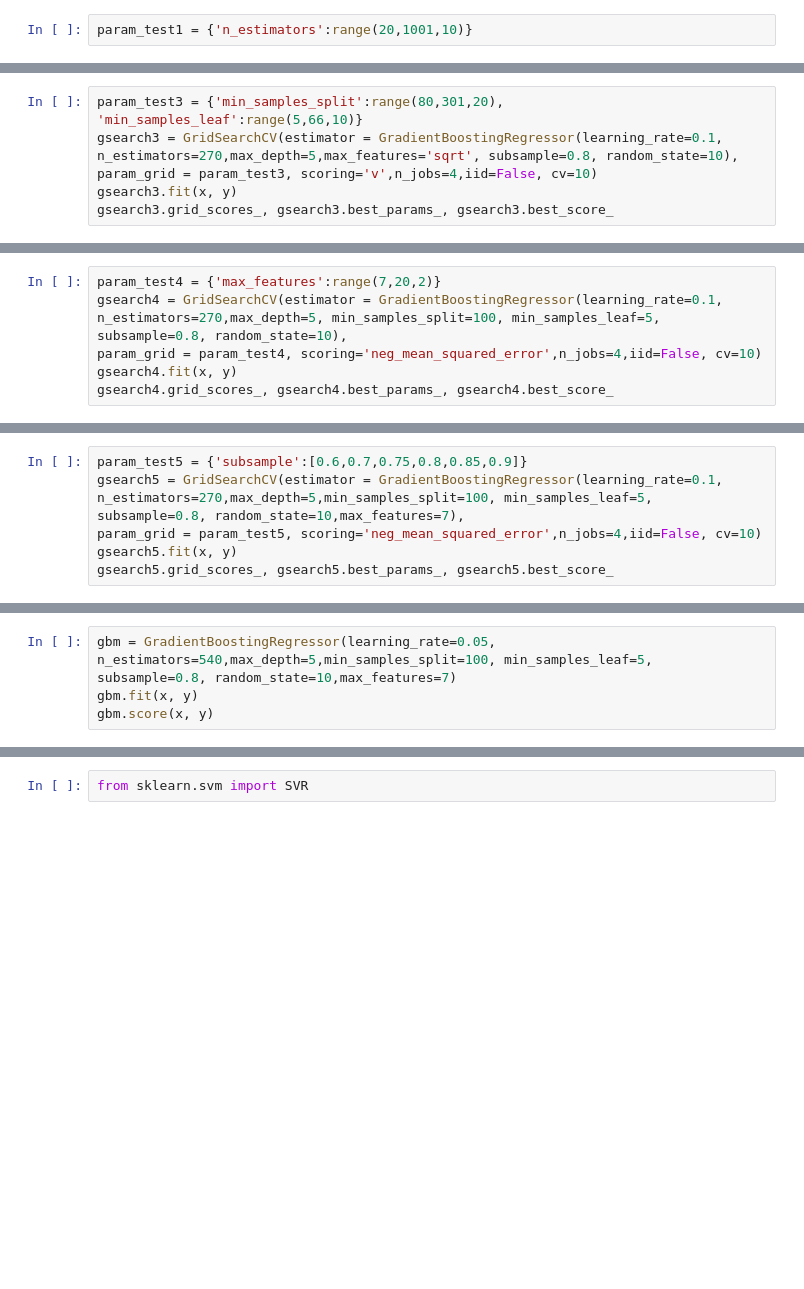
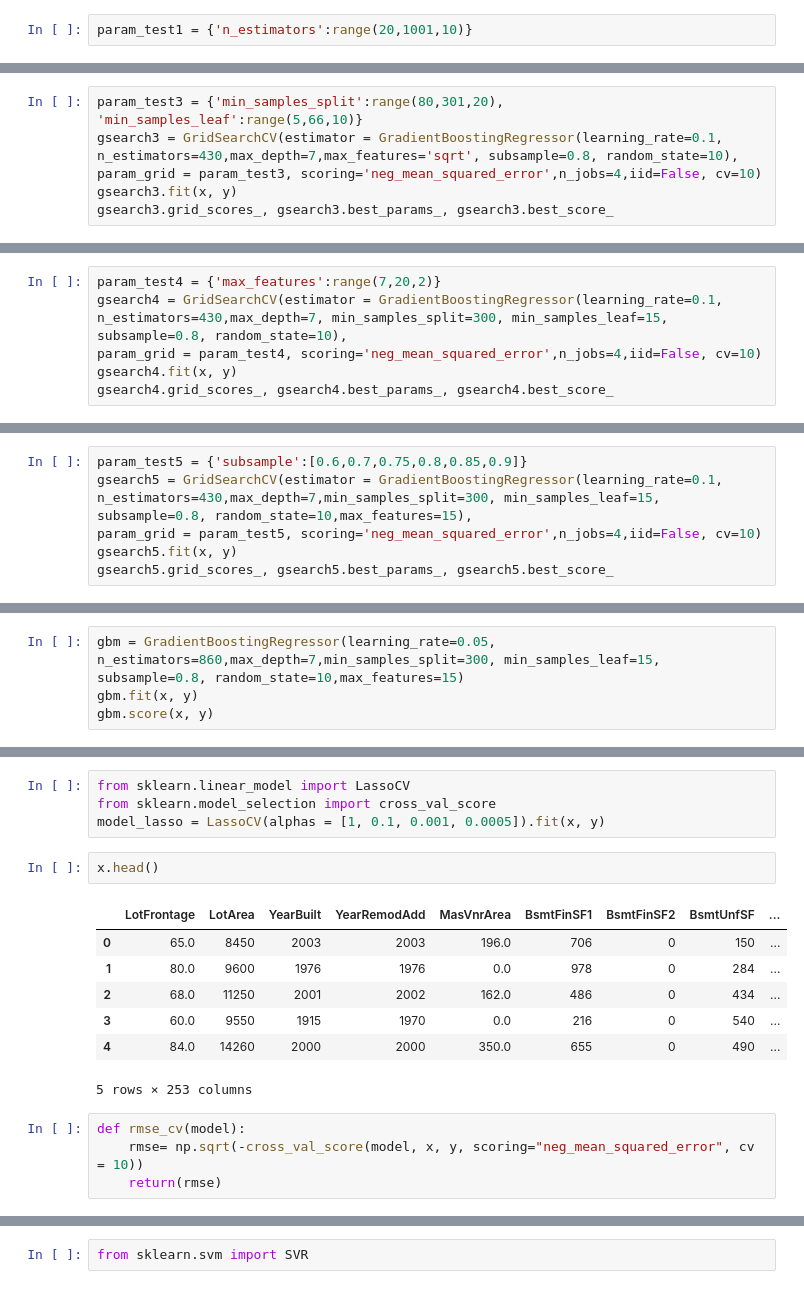
Before and after one commit to strachan/house_pricing_prediction, a Jupyter notebook: machine_learning.ipynb, the cells around one changed output, grey strips where cells are left out. Cells and saved outputs as stored; diff of their text form; blank space fills up the shorter version.

```diff
--- a/machine_learning.ipynb
+++ b/machine_learning.ipynb
@@ -340,8 +573,8 @@ array([(b'GrLivArea', 0.1395117 ), (b'TotalBsmtSF', 0.10272045),
       dtype=[('feature', 'S30'), ('importance', '<f8')])
 # %%
 param_test3 = {'min_samples_split':range(80,301,20), 'min_samples_leaf':range(5,66,10)}
-gsearch3 = GridSearchCV(estimator = GradientBoostingRegressor(learning_rate=0.1, n_estimators=270,max_depth=5,max_features='sqrt', subsample=0.8, random_state=10),
-param_grid = param_test3, scoring='v',n_jobs=4,iid=False, cv=10)
+gsearch3 = GridSearchCV(estimator = GradientBoostingRegressor(learning_rate=0.1, n_estimators=430,max_depth=7,max_features='sqrt', subsample=0.8, random_state=10),
+param_grid = param_test3, scoring='neg_mean_squared_error',n_jobs=4,iid=False, cv=10)
 gsearch3.fit(x, y)
 gsearch3.grid_scores_, gsearch3.best_params_, gsearch3.best_score_
 # %% [output]
@@ -385,7 +617,7 @@ array([(b'GrLivArea', 0.13121384), (b'TotalBsmtSF', 0.1114015 ),
       dtype=[('feature', 'S30'), ('importance', '<f8')])
 # %%
 param_test4 = {'max_features':range(7,20,2)}
-gsearch4 = GridSearchCV(estimator = GradientBoostingRegressor(learning_rate=0.1, n_estimators=270,max_depth=5, min_samples_split=100, min_samples_leaf=5, subsample=0.8, random_state=10),
+gsearch4 = GridSearchCV(estimator = GradientBoostingRegressor(learning_rate=0.1, n_estimators=430,max_depth=7, min_samples_split=300, min_samples_leaf=15, subsample=0.8, random_state=10),
 param_grid = param_test4, scoring='neg_mean_squared_error',n_jobs=4,iid=False, cv=10)
 gsearch4.fit(x, y)
 gsearch4.grid_scores_, gsearch4.best_params_, gsearch4.best_score_
@@ -422,7 +653,7 @@ array([(b'GrLivArea', 0.13121384), (b'TotalBsmtSF', 0.1114015 ),
       dtype=[('feature', 'S30'), ('importance', '<f8')])
 # %%
 param_test5 = {'subsample':[0.6,0.7,0.75,0.8,0.85,0.9]}
-gsearch5 = GridSearchCV(estimator = GradientBoostingRegressor(learning_rate=0.1, n_estimators=270,max_depth=5,min_samples_split=100, min_samples_leaf=5, subsample=0.8, random_state=10,max_features=7),
+gsearch5 = GridSearchCV(estimator = GradientBoostingRegressor(learning_rate=0.1, n_estimators=430,max_depth=7,min_samples_split=300, min_samples_leaf=15, subsample=0.8, random_state=10,max_features=15),
 param_grid = param_test5, scoring='neg_mean_squared_error',n_jobs=4,iid=False, cv=10)
 gsearch5.fit(x, y)
 gsearch5.grid_scores_, gsearch5.best_params_, gsearch5.best_score_
@@ -438,5 +669,5 @@ gsearch5.grid_scores_, gsearch5.best_params_, gsearch5.best_score_
 # %%
-gbm = GradientBoostingRegressor(learning_rate=0.05, n_estimators=540,max_depth=5,min_samples_split=100, min_samples_leaf=5, subsample=0.8, random_state=10,max_features=7)
+gbm = GradientBoostingRegressor(learning_rate=0.05, n_estimators=860,max_depth=7,min_samples_split=300, min_samples_leaf=15, subsample=0.8, random_state=10,max_features=15)
 gbm.fit(x, y)
 gbm.score(x, y)
 # %% [output]
@@ -472,0 +709,18 @@ Index(['YearBuilt', 'MasVnrArea', 'TotalBsmtSF', 'GrLivArea', 'GarageArea',
+# %%
+from sklearn.linear_model import LassoCV
+from sklearn.model_selection import cross_val_score
+model_lasso = LassoCV(alphas = [1, 0.1, 0.001, 0.0005]).fit(x, y)
+# %%
+x.head()
+# %% [output]
+|  | LotFrontage | LotArea | YearBuilt | YearRemodAdd | MasVnrArea | BsmtFinSF1 | BsmtFinSF2 | BsmtUnfSF | ... |
+| 0 | 65.0 | 8450 | 2003 | 2003 | 196.0 | 706 | 0 | 150 | ... |
+| 1 | 80.0 | 9600 | 1976 | 1976 | 0.0 | 978 | 0 | 284 | ... |
+| 2 | 68.0 | 11250 | 2001 | 2002 | 162.0 | 486 | 0 | 434 | ... |
+| 3 | 60.0 | 9550 | 1915 | 1970 | 0.0 | 216 | 0 | 540 | ... |
+| 4 | 84.0 | 14260 | 2000 | 2000 | 350.0 | 655 | 0 | 490 | ... |
+5 rows × 253 columns
+# %%
+def rmse_cv(model):
+    rmse= np.sqrt(-cross_val_score(model, x, y, scoring="neg_mean_squared_error", cv = 10))
+    return(rmse)
```
Also changed, not shown: parts of 92 cells of this notebook.
